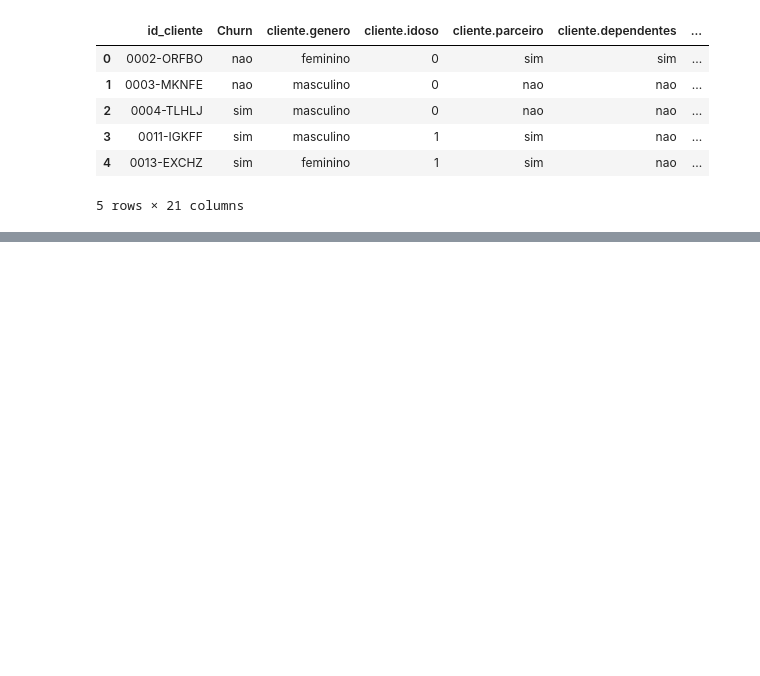
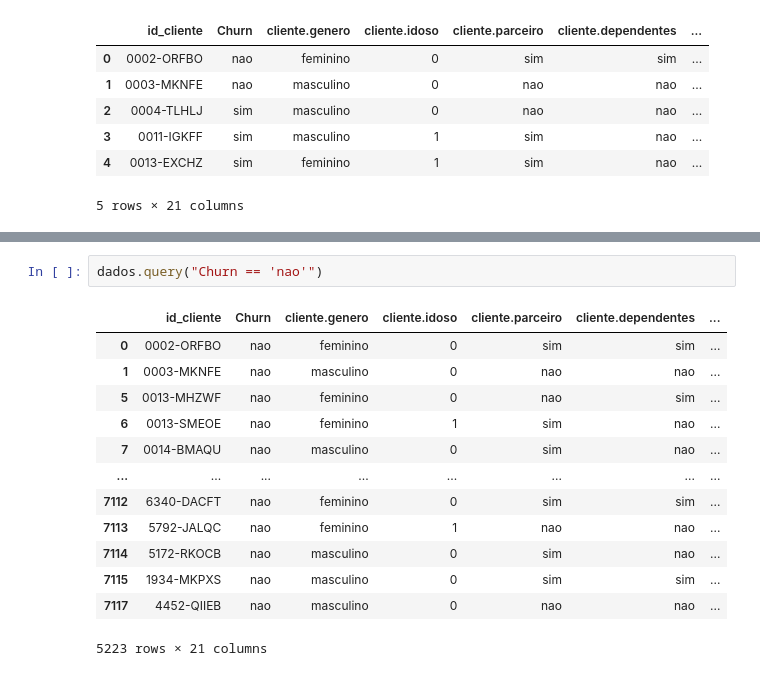
Before and after one commit to DouglasLeite77/python, a Jupyter notebook: curso 05 panda/app.ipynb, the cells around one changed output, grey strips where cells are left out. Cells and saved outputs as stored; diff of their text form; blank space fills up the shorter version.

```diff
--- a/curso 05 panda/app.ipynb
+++ b/curso 05 panda/app.ipynb
@@ -30,0 +149,16 @@ dados.head()
+# %%
+dados.query("Churn == 'nao'")
+# %% [output]
+|  | id_cliente | Churn | cliente.genero | cliente.idoso | cliente.parceiro | cliente.dependentes | ... |
+| 0 | 0002-ORFBO | nao | feminino | 0 | sim | sim | ... |
+| 1 | 0003-MKNFE | nao | masculino | 0 | nao | nao | ... |
+| 5 | 0013-MHZWF | nao | feminino | 0 | nao | sim | ... |
+| 6 | 0013-SMEOE | nao | feminino | 1 | sim | nao | ... |
+| 7 | 0014-BMAQU | nao | masculino | 0 | sim | nao | ... |
+| ... | ... | ... | ... | ... | ... | ... | ... |
+| 7112 | 6340-DACFT | nao | feminino | 0 | sim | sim | ... |
+| 7113 | 5792-JALQC | nao | feminino | 1 | nao | nao | ... |
+| 7114 | 5172-RKOCB | nao | masculino | 0 | sim | nao | ... |
+| 7115 | 1934-MKPXS | nao | masculino | 0 | sim | sim | ... |
+| 7117 | 4452-QIIEB | nao | masculino | 0 | nao | nao | ... |
+5223 rows × 21 columns
```
Also changed, not shown: parts of 13 cells of this notebook.
